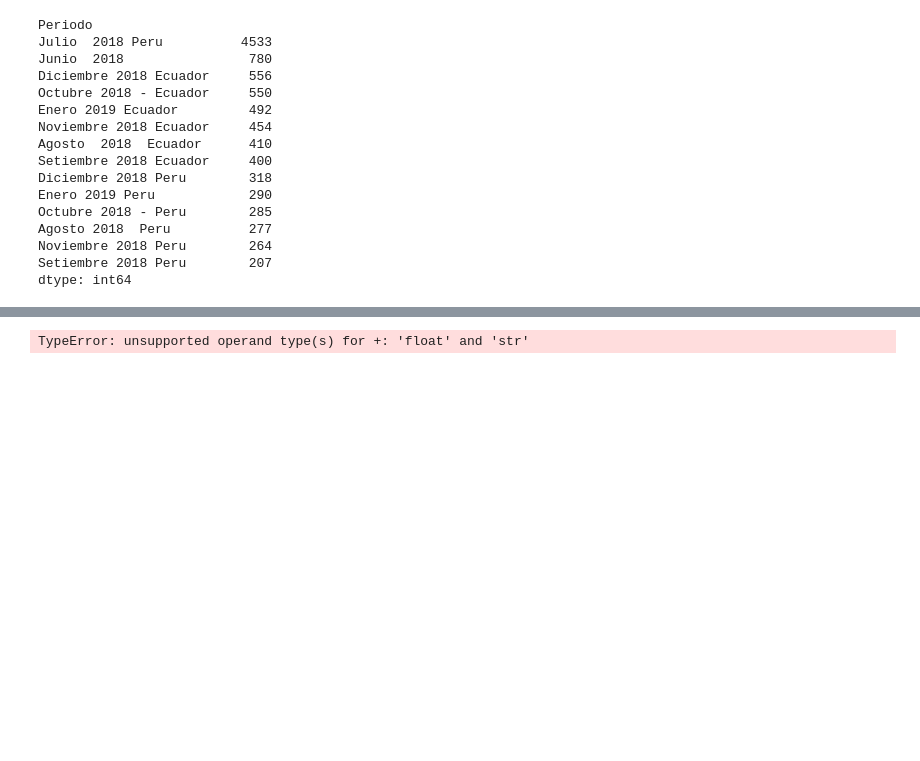
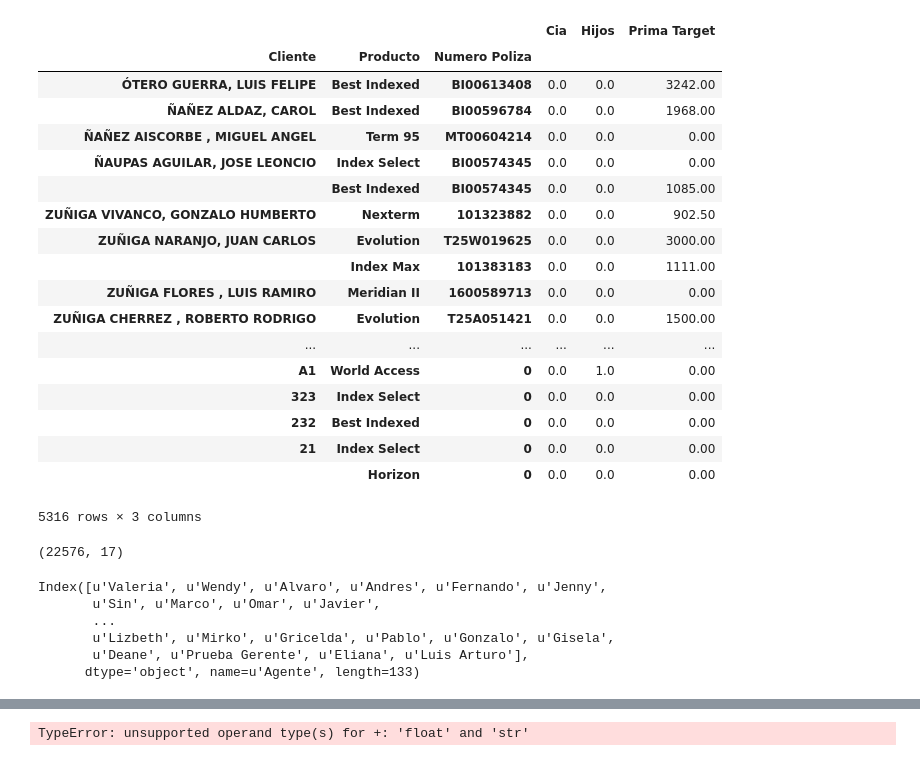
Before and after one commit to joelunmsm2003/pegasus1, a Jupyter notebook: DEV CAPITAL.ipynb, the cells around one changed output, grey strips where cells are left out. Cells and saved outputs as stored; diff of their text form; code cells hidden in the pictures; blank space fills up the shorter version.

```diff
--- a/DEV CAPITAL.ipynb
+++ b/DEV CAPITAL.ipynb
@@ -16,0 +40,24 @@ df.head()
+# %%
+dfPOS=df[df['Tipo Seguimiento']=='POS']
+# %%
+dfPOS.groupby(['Cliente','Producto','Numero Poliza']).sum().sort_values(by='Cliente',ascending=False)
+# %% [output]
+|  |  |  | Cia | Hijos | Prima Target |
+| Cliente | Producto | Numero Poliza |  |  |  |
+| ÓTERO GUERRA, LUIS FELIPE | Best Indexed | BI00613408 | 0.0 | 0.0 | 3242.00 |
+| ÑAÑEZ ALDAZ, CAROL | Best Indexed | BI00596784 | 0.0 | 0.0 | 1968.00 |
+| ÑAÑEZ AISCORBE , MIGUEL ANGEL | Term 95 | MT00604214 | 0.0 | 0.0 | 0.00 |
+| ÑAUPAS AGUILAR, JOSE LEONCIO | Index Select | BI00574345 | 0.0 | 0.0 | 0.00 |
+|  | Best Indexed | BI00574345 | 0.0 | 0.0 | 1085.00 |
+| ZUÑIGA VIVANCO, GONZALO HUMBERTO | Nexterm | 101323882 | 0.0 | 0.0 | 902.50 |
+| ZUÑIGA NARANJO, JUAN CARLOS | Evolution | T25W019625 | 0.0 | 0.0 | 3000.00 |
+|  | Index Max | 101383183 | 0.0 | 0.0 | 1111.00 |
+| ZUÑIGA FLORES , LUIS RAMIRO | Meridian II | 1600589713 | 0.0 | 0.0 | 0.00 |
+| ZUÑIGA CHERREZ , ROBERTO RODRIGO | Evolution | T25A051421 | 0.0 | 0.0 | 1500.00 |
+| ... | ... | ... | ... | ... | ... |
+| A1 | World Access | 0 | 0.0 | 1.0 | 0.00 |
+| 323 | Index Select | 0 | 0.0 | 0.0 | 0.00 |
+| 232 | Best Indexed | 0 | 0.0 | 0.0 | 0.00 |
+| 21 | Index Select | 0 | 0.0 | 0.0 | 0.00 |
+|  | Horizon | 0 | 0.0 | 0.0 | 0.00 |
+5316 rows × 3 columns
@@ -17,19 +77,17 @@ df.head()
+# %%
+df.shape
+# %% [output]
+(22576, 17)
 # %%
-df.groupby('Periodo').size().sort_values(ascending=False)
+df1 =df.groupby('Agente').size().sort_values(ascending=False)
-# %% [output]
-Periodo
-Julio  2018 Peru          4533
-Junio  2018                780
-Diciembre 2018 Ecuador     556
-Octubre 2018 - Ecuador     550
-Enero 2019 Ecuador         492
-Noviembre 2018 Ecuador     454
-Agosto  2018  Ecuador      410
-Setiembre 2018 Ecuador     400
-Diciembre 2018 Peru        318
-Enero 2019 Peru            290
-Octubre 2018 - Peru        285
-Agosto 2018  Peru          277
-Noviembre 2018 Peru        264
-Setiembre 2018 Peru        207
-dtype: int64
+# %%
+df2=df.groupby(['Agente']).sum()
+df3=df2.sort_values(by='Prima Target',ascending=False)
+df3.index
+# %% [output]
+Index([u'Valeria', u'Wendy', u'Alvaro', u'Andres', u'Fernando', u'Jenny',
+       u'Sin', u'Marco', u'Omar', u'Javier',
+       ...
+       u'Lizbeth', u'Mirko', u'Gricelda', u'Pablo', u'Gonzalo', u'Gisela',
+       u'Deane', u'Prueba Gerente', u'Eliana', u'Luis Arturo'],
+      dtype='object', name=u'Agente', length=133)
```
Also changed, not shown: parts of 27 cells of this notebook.
